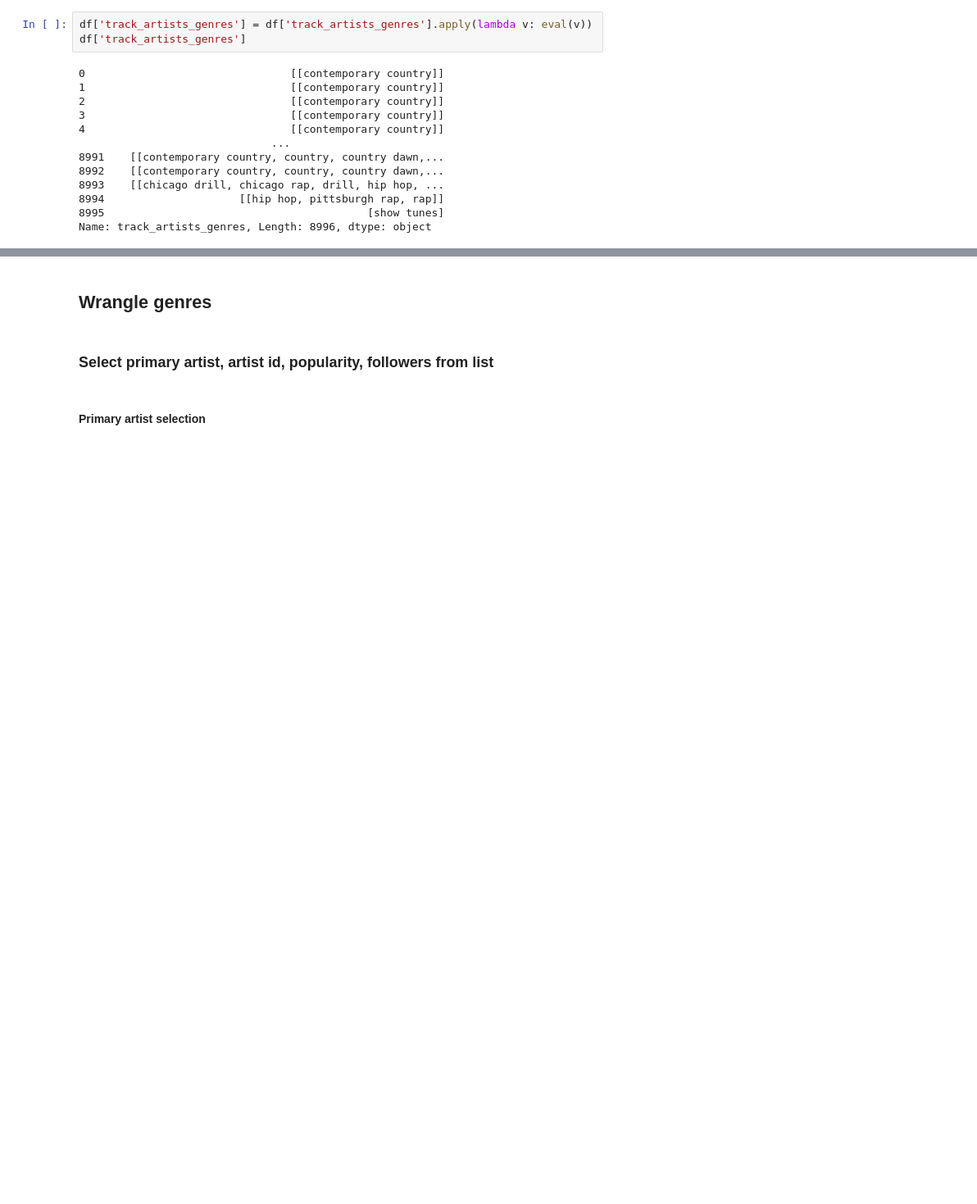
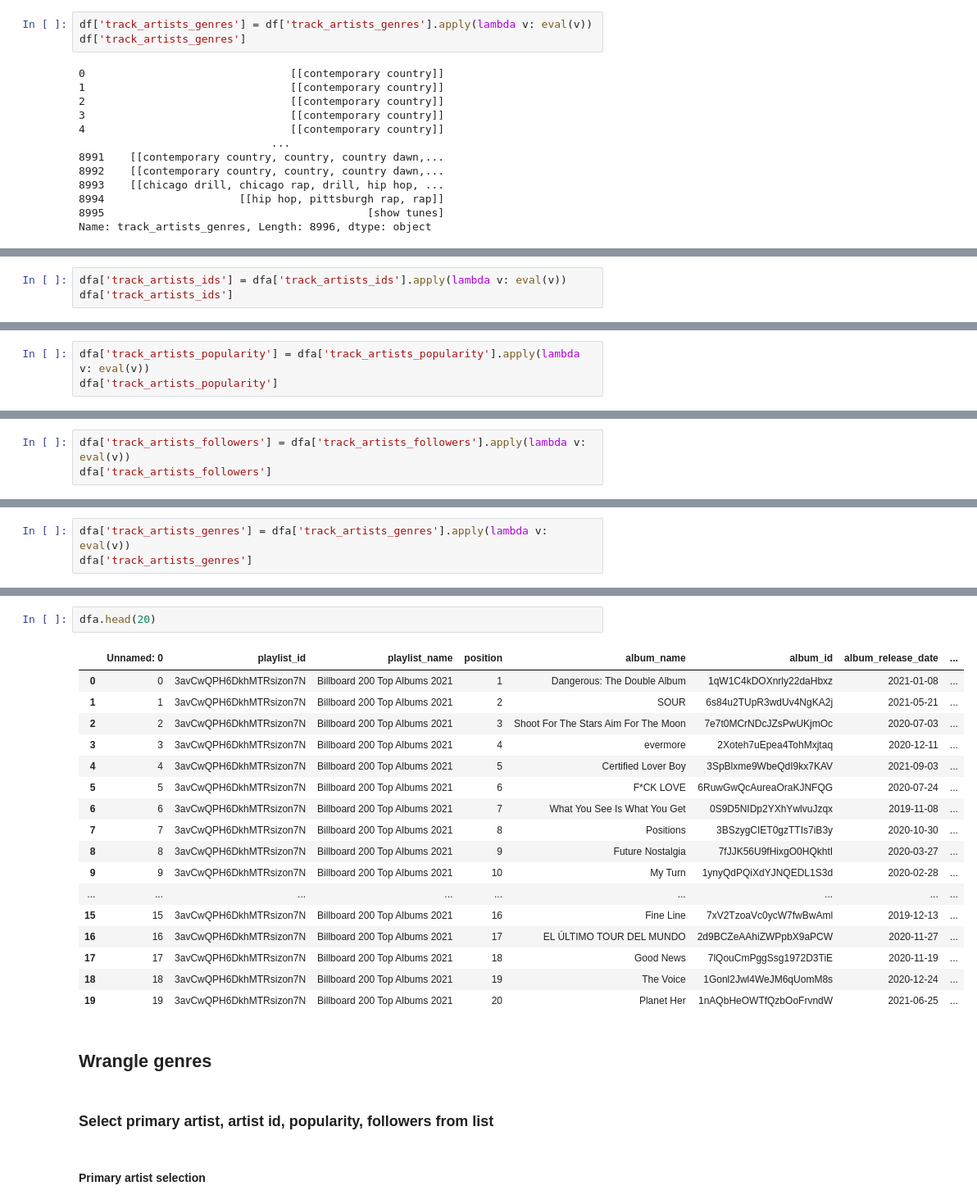
Before and after one commit to katieravenwood/Spotify-Five-Year-Analysis-Project, a Jupyter notebook: notebooks/NestedListandDummyRecoding.ipynb, the cells around one changed output, grey strips where cells are left out. Shown at 82% size. Drawn from its saved outputs; the diff is of its cells as text; blank space fills up the shorter version.

```diff
--- a/notebooks/NestedListandDummyRecoding.ipynb
+++ b/notebooks/NestedListandDummyRecoding.ipynb
@@ -185,0 +367,3 @@ df
+# %%
+dfa['track_artists_ids'] = dfa['track_artists_ids'].apply(lambda v: eval(v))
+dfa['track_artists_ids']
@@ -185,0 +383,3 @@ df
+# %%
+dfa['track_artists_popularity'] = dfa['track_artists_popularity'].apply(lambda v: eval(v))
+dfa['track_artists_popularity']
@@ -185,0 +399,3 @@ df
+# %%
+dfa['track_artists_followers'] = dfa['track_artists_followers'].apply(lambda v: eval(v))
+dfa['track_artists_followers']
@@ -185,0 +432,3 @@ df
+# %%
+dfa['track_artists_genres'] = dfa['track_artists_genres'].apply(lambda v: eval(v))
+dfa['track_artists_genres']
@@ -186,3 +448,23 @@ df
+# %%
+dfa.head(20)
+# %% [output]
+|  | Unnamed: 0 | playlist_id | playlist_name | position | album_name | album_id | album_release_date | ... |
+| 0 | 0 | 3avCwQPH6DkhMTRsizon7N | Billboard 200 Top Albums 2021 | 1 | Dangerous: The Double Album | 1qW1C4kDOXnrly22daHbxz | 2021-01-08 | ... |
+| 1 | 1 | 3avCwQPH6DkhMTRsizon7N | Billboard 200 Top Albums 2021 | 2 | SOUR | 6s84u2TUpR3wdUv4NgKA2j | 2021-05-21 | ... |
+| 2 | 2 | 3avCwQPH6DkhMTRsizon7N | Billboard 200 Top Albums 2021 | 3 | Shoot For The Stars Aim For The Moon | 7e7t0MCrNDcJZsPwUKjmOc | 2020-07-03 | ... |
+| 3 | 3 | 3avCwQPH6DkhMTRsizon7N | Billboard 200 Top Albums 2021 | 4 | evermore | 2Xoteh7uEpea4TohMxjtaq | 2020-12-11 | ... |
+| 4 | 4 | 3avCwQPH6DkhMTRsizon7N | Billboard 200 Top Albums 2021 | 5 | Certified Lover Boy | 3SpBlxme9WbeQdI9kx7KAV | 2021-09-03 | ... |
+| 5 | 5 | 3avCwQPH6DkhMTRsizon7N | Billboard 200 Top Albums 2021 | 6 | F*CK LOVE | 6RuwGwQcAureaOraKJNFQG | 2020-07-24 | ... |
+| 6 | 6 | 3avCwQPH6DkhMTRsizon7N | Billboard 200 Top Albums 2021 | 7 | What You See Is What You Get | 0S9D5NIDp2YXhYwlvuJzqx | 2019-11-08 | ... |
+| 7 | 7 | 3avCwQPH6DkhMTRsizon7N | Billboard 200 Top Albums 2021 | 8 | Positions | 3BSzygCIET0gzTTIs7iB3y | 2020-10-30 | ... |
+| 8 | 8 | 3avCwQPH6DkhMTRsizon7N | Billboard 200 Top Albums 2021 | 9 | Future Nostalgia | 7fJJK56U9fHixgO0HQkhtI | 2020-03-27 | ... |
+| 9 | 9 | 3avCwQPH6DkhMTRsizon7N | Billboard 200 Top Albums 2021 | 10 | My Turn | 1ynyQdPQiXdYJNQEDL1S3d | 2020-02-28 | ... |
+| ... | ... | ... | ... | ... | ... | ... | ... | ... |
+| 15 | 15 | 3avCwQPH6DkhMTRsizon7N | Billboard 200 Top Albums 2021 | 16 | Fine Line | 7xV2TzoaVc0ycW7fwBwAml | 2019-12-13 | ... |
+| 16 | 16 | 3avCwQPH6DkhMTRsizon7N | Billboard 200 Top Albums 2021 | 17 | EL ÚLTIMO TOUR DEL MUNDO | 2d9BCZeAAhiZWPpbX9aPCW | 2020-11-27 | ... |
+| 17 | 17 | 3avCwQPH6DkhMTRsizon7N | Billboard 200 Top Albums 2021 | 18 | Good News | 7lQouCmPggSsg1972D3TiE | 2020-11-19 | ... |
+| 18 | 18 | 3avCwQPH6DkhMTRsizon7N | Billboard 200 Top Albums 2021 | 19 | The Voice | 1Gonl2Jwl4WeJM6qUomM8s | 2020-12-24 | ... |
+| 19 | 19 | 3avCwQPH6DkhMTRsizon7N | Billboard 200 Top Albums 2021 | 20 | Planet Her | 1nAQbHeOWTfQzbOoFrvndW | 2021-06-25 | ... |
 # %% [markdown]
 ## Wrangle genres
 # %% [markdown]
```
Also changed, not shown: parts of 30 cells of this notebook, 4 other files.
